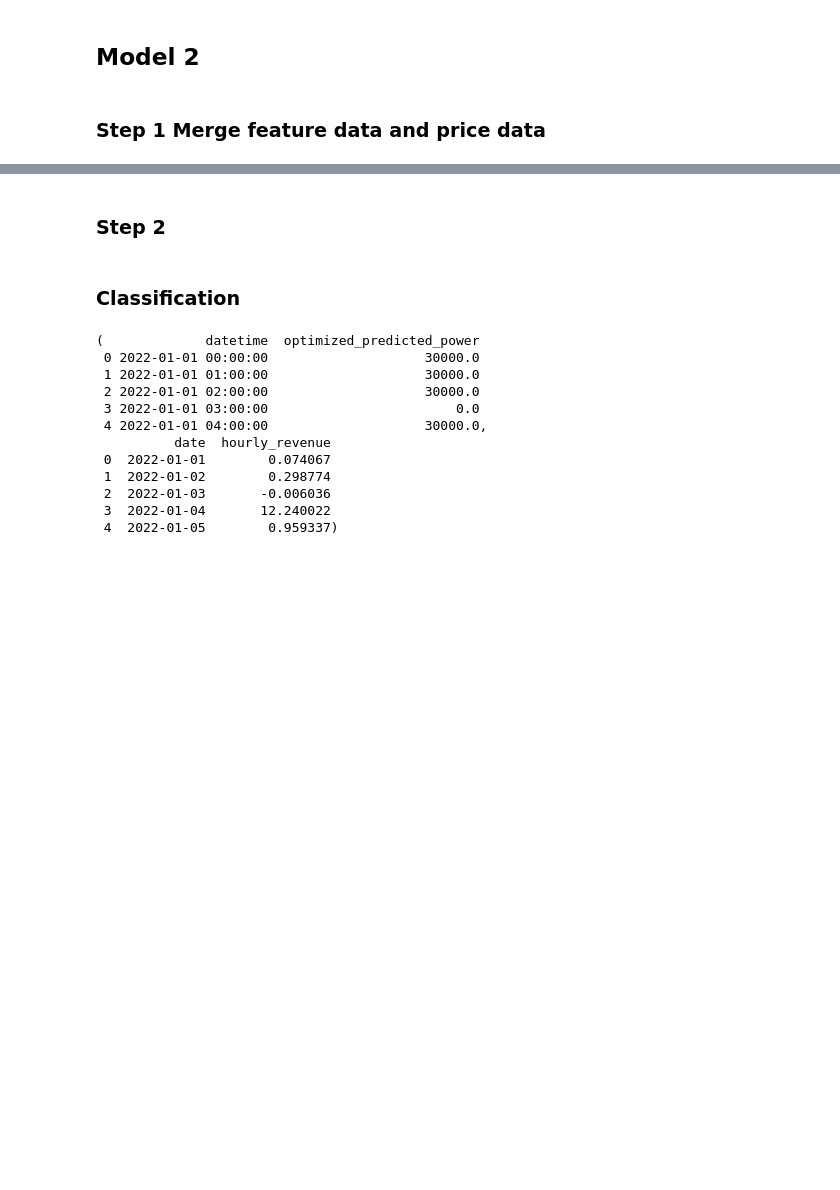
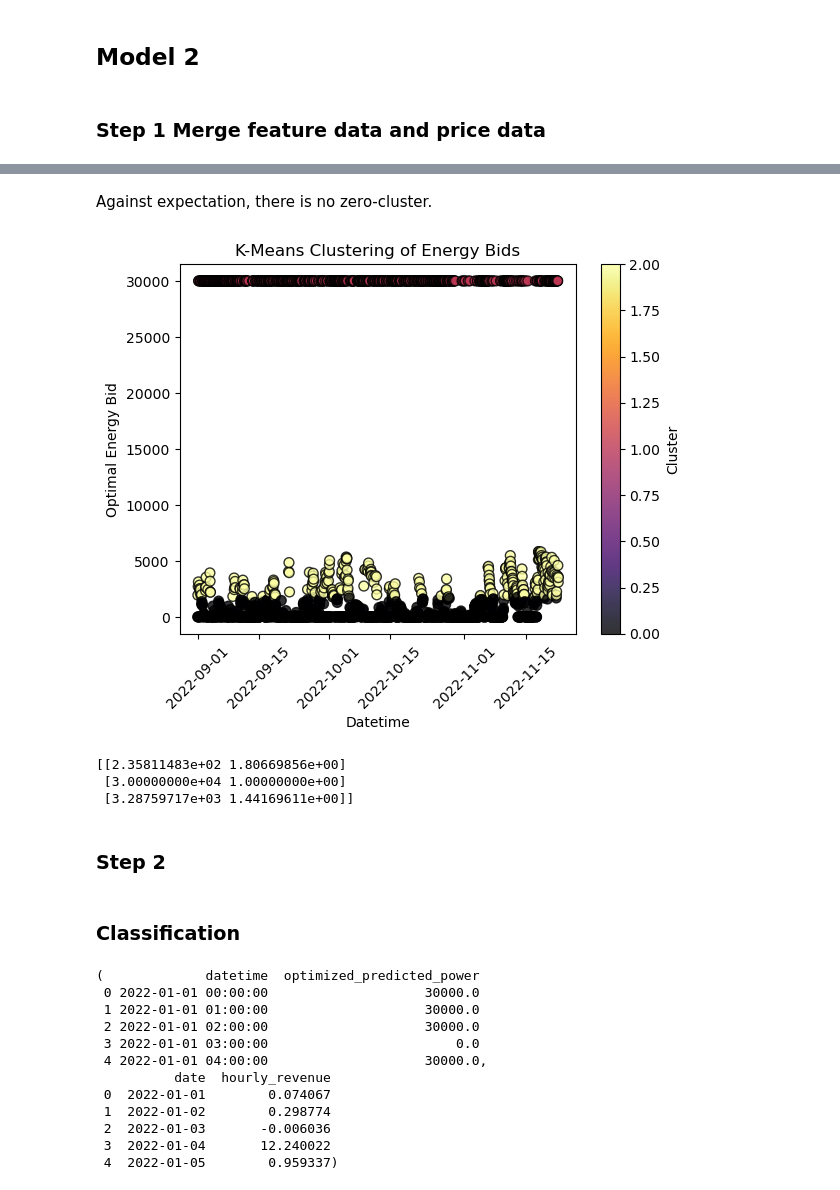
Before and after one commit to dzzz707/46765-ml-for-energy-systems, a Jupyter notebook: assignment1/model2.ipynb, the cells around one changed output, grey strips where cells are left out. Cells and saved outputs as stored; diff of their text form; code cells hidden in the pictures; blank space fills up the shorter version.

```diff
--- a/assignment1/model2.ipynb
+++ b/assignment1/model2.ipynb
@@ -48,0 +152,4 @@ merged_df.to_csv(output_path, index=False)
+# %%
+kmeans=KMeans(n_clusters=3,n_init='auto')
+model=kmeans.fit(target_values_df)
+target_values_df['Cluster']=kmeans.labels_
@@ -49,3 +165,21 @@ merged_df.to_csv(output_path, index=False)
+# %% [markdown]
+Against expectation, there is no zero-cluster.
+# %%
+plt.scatter(target_values_df.index, target_values_df['p_t_hat'], c=target_values_df['Cluster'], s=50, alpha=0.8, edgecolors='black', cmap ='inferno')
+plt.xlabel('Datetime', )
+plt.ylabel('Optimal Energy Bid')
+plt.xticks(rotation=45)
+plt.title('K-Means Clustering of Energy Bids')
+plt.colorbar(label='Cluster')
+plt.show()
+# %% [output]
+[figure, added]
+# %%
+print(kmeans.cluster_centers_)
+# %% [output]
+[[2.35811483e+02 1.80669856e+00]
+ [3.00000000e+04 1.00000000e+00]
+ [3.28759717e+03 1.44169611e+00]]
 # %% [markdown]
 ### Step 2
 # %% [markdown]
```
Also changed, not shown: parts of 13 cells of this notebook.
